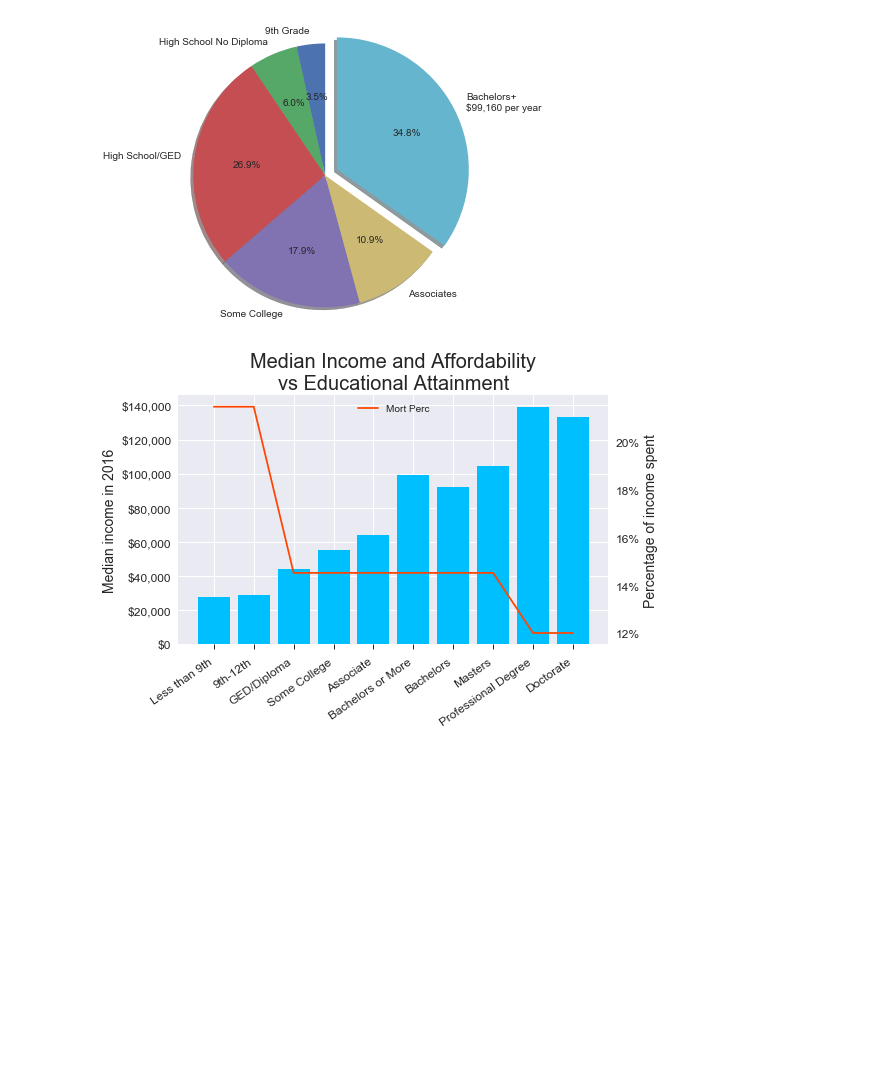
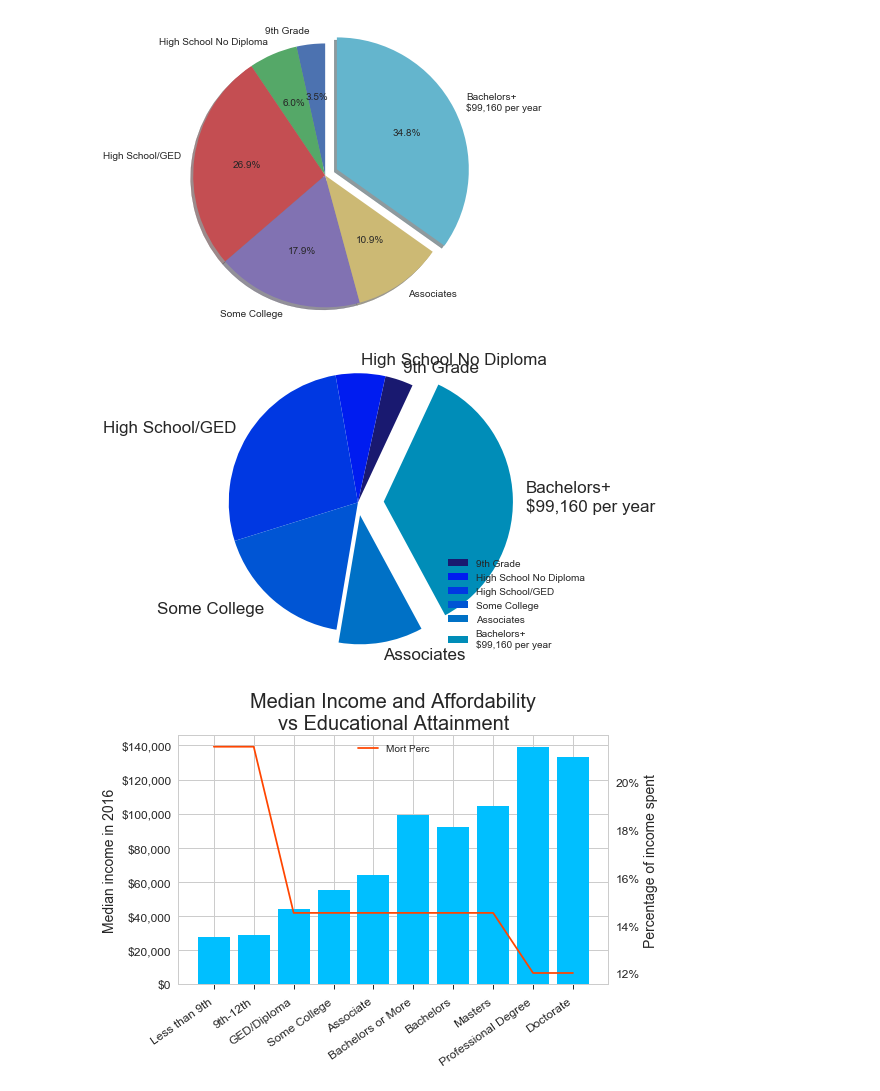
Before and after one commit to LoriHarris/Real_Estate_Affordability, a Jupyter notebook: Cleaning Labor, Income, and Education CSVs.ipynb, the cells around one changed output. Drawn from its saved outputs; the diff is of its cells as text; code cells hidden in the pictures; blank space fills up the shorter version.

```diff
--- a/Cleaning Labor, Income, and Education CSVs.ipynb
+++ b/Cleaning Labor, Income, and Education CSVs.ipynb
@@ -212,7 +216,7 @@ handles, labels = ax1.get_legend_handles_labels()
 handles1, labels1 = ax2.get_legend_handles_labels()
 legend = plt.legend(handles + handles1, labels + labels1, loc="upper right")
 plt.tight_layout()
-plt.style.use("seaborn")
+#plt.style.use("seaborn")
 plt.savefig("Affordability_And_Income.png")
 plt.show()
 # %% [output]
@@ -294,6 +298,25 @@ total
 | 281 | 2016 | 1781.0 | 136,015 | 138940 | 184,698 | ... |
 | 312 | 2016 | 2477.0 | 130,136 | 132935 | 174,717 | ... |
 [figure]
+# %%
+
+
+group_names = ["9th Grade", "High School No Diploma", "High School/GED", "Some College","Associates", "Bachelors+\n$99,160 per year"]
+
+counts = pd.Series([0.03520440055006876, 0.06197441346835021, 0.2704588073509189, 0.17520523398758178, 0.10549652039838313, 0.35166062424469724],
+                   index=["9th Grade", "High School No Diploma", "High School/GED", "Some College","Associates", "Bachelors+\n$99,160 per year"])
+
+explode = (0, 0, 0, 0, 0.1, 0.2)
+colors = ['#191970', '#001CF0', '#0038E2', '#0055D4', '#0071C6', '#008DB8', '#00AAAA',
+          '#00C69C', '#00E28E', '#00FF80', ]
+
+counts.plot(kind='pie', fontsize=17, colors=colors, explode=explode, startangle=65)
+plt.axis('equal')
+plt.ylabel('')
+plt.legend(labels=counts.index, loc="lower right")
+plt.show()
+# %% [output]
+[figure, added]
 # %%
 x_axis = np.arange(len(total["Median Income in 2017 USD"]))
 data = total["Median Income in 2017 USD"]
```
Also changed, not shown: parts of 2 cells of this notebook, 5 other files.
